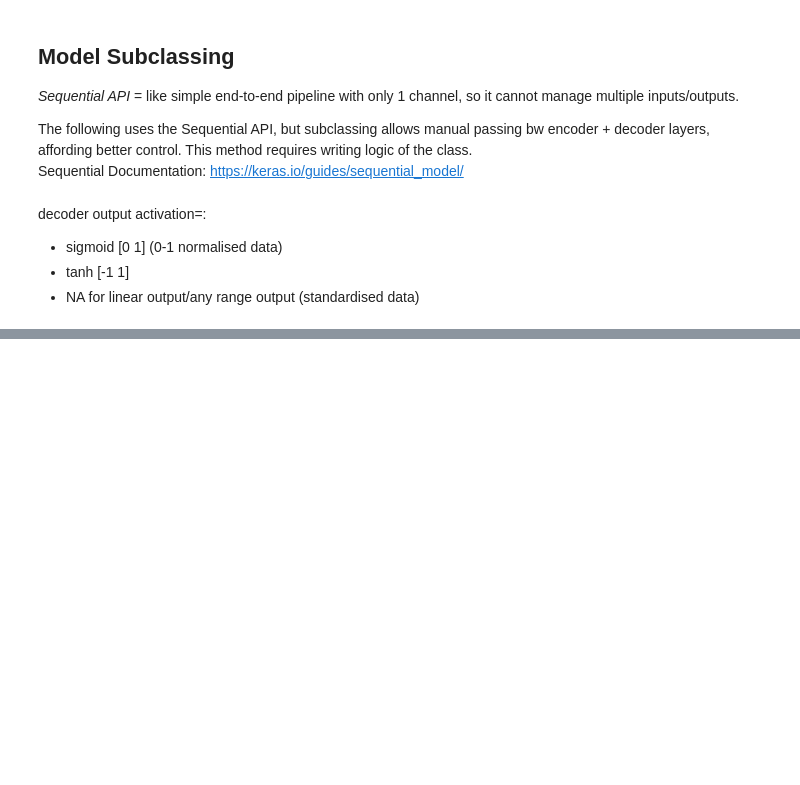
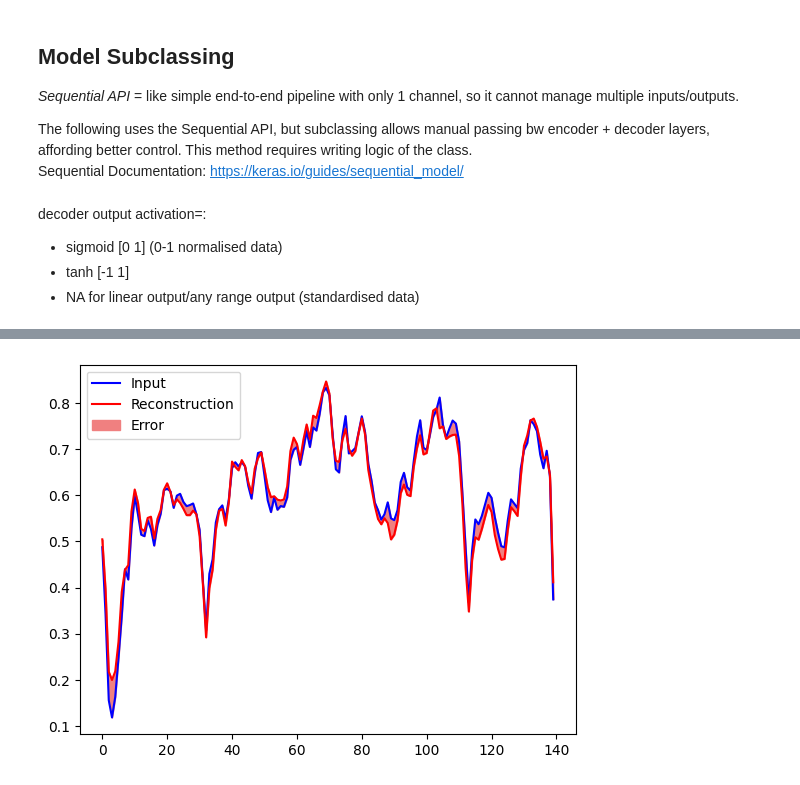
Before and after one commit to txx99/Misc-Projects, a Jupyter notebook: ECG_anomaly_data/Script/main.ipynb, the cells around one changed output, grey strips where cells are left out. Cells and saved outputs as stored; diff of their text form; code cells hidden in the pictures; blank space fills up the shorter version.

Commit message:
compile functional + subclassing models

```diff
--- a/ECG_anomaly_data/Script/main.ipynb
+++ b/ECG_anomaly_data/Script/main.ipynb
@@ -162,3 +194,10 @@ decoder output activation=:
 - sigmoid [0 1] (0-1 normalised data)
 - tanh [-1 1]
 - NA for linear output/any range output  (standardised data)
+# %%
+# instantiate/compile, fit
+autoencoder=Autoencoder()
+autoencoder.compile(optimizer='adam', loss='mae')
+autoencoder.fit(norm_train, norm_train, # compare against itself
+                epochs=20, # iterations
+                batch_size=512, validation_data=(norm_test, norm_test))
@@ -164,0 +223,17 @@ decoder output activation=:
+# %%
+# define fucntion to plot original ECG & reconstructed ECG w error
+def plot(data, n):
+    encoded_img = autoencoder.encoder(data)
+    decoded_img = autoencoder.decoder(encoded_img)
+    # original data in blue line
+    plt.plot(data[n], 'b')
+    # decoded image in red line
+    plt.plot(decoded_img[n], 'r')
+    # recondstruction error as bw-line fill
+    plt.fill_between(np.arange(140), data[n], decoded_img[n], color='lightcoral')
+    plt.legend(labels=['Input', 'Reconstruction', 'Error'])
+    plt.show
+
+plot(norm_test, 0)
+# %% [output]
+[figure, added]
```
Also changed, not shown: parts of 8 cells of this notebook.
